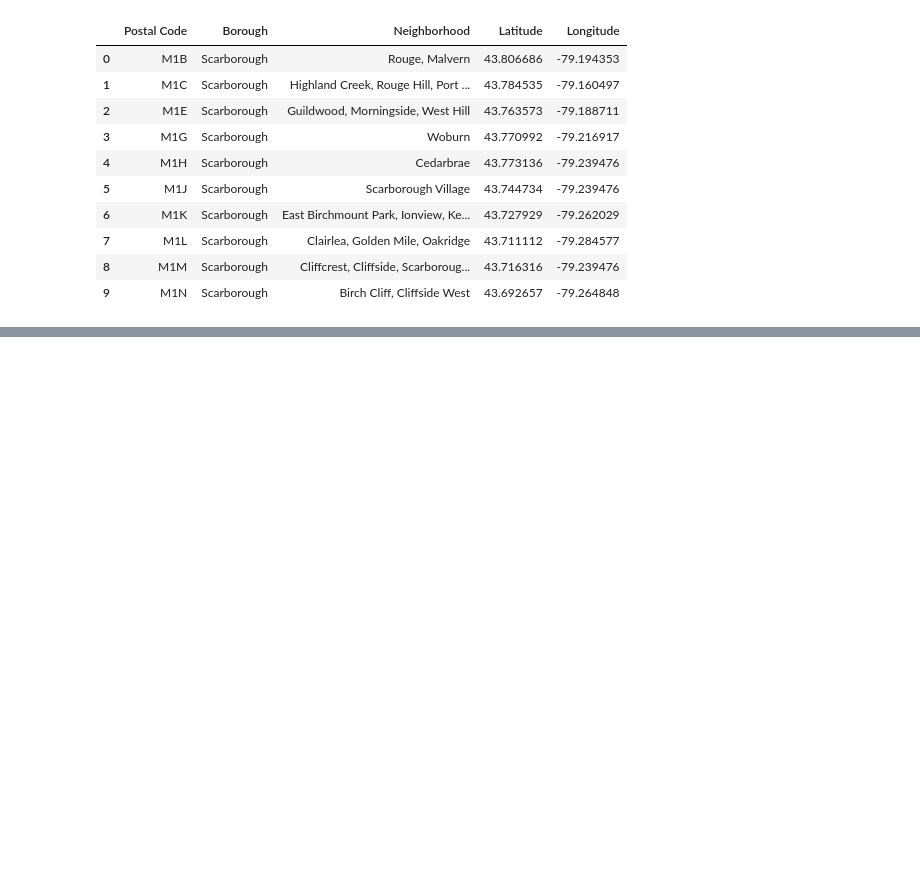
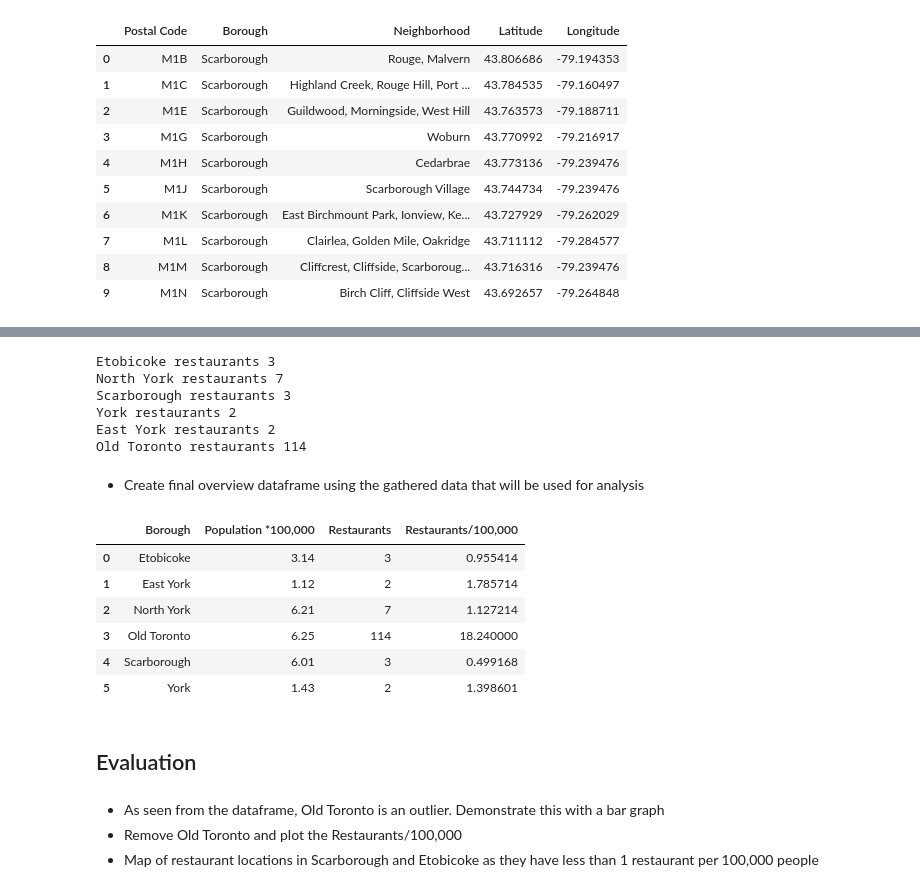
Before and after one commit to DrGrowlithe/capstone-project, a Jupyter notebook: Capstone Project.ipynb, the cells around one changed output, grey strips where cells are left out. Cells and saved outputs as stored; diff of their text form; code cells hidden in the pictures; blank space fills up the shorter version.

```diff
--- a/Capstone Project.ipynb
+++ b/Capstone Project.ipynb
@@ -123 +340,41 @@ tor_data.head(10)
+# %%
+print('Etobicoke restaurants', eto_rest['Venue'].count())
+print('North York restaurants', n_york_rest['Venue'].count())
+print('Scarborough restaurants', scar_rest['Venue'].count())
+print('York restaurants', york_rest['Venue'].count())
+print('East York restaurants', e_york_rest['Venue'].count())
+print('Old Toronto restaurants', o_tor_rest['Venue'].count())
+# %% [output]
+Etobicoke restaurants 3
+North York restaurants 7
+Scarborough restaurants 3
+York restaurants 2
+East York restaurants 2
+Old Toronto restaurants 114
+# %% [markdown]
+ - Create final overview dataframe using the gathered data that will be used for analysis
+# %%
+restaurants = [['Etobicoke', 3], ['North York', 7], ['Scarborough', 3], ['York', 2], ['East York', 2], ['Old Toronto', 114]]
+df_res = pd.DataFrame(restaurants, columns = ['Borough', 'Mexican Restaurants'])
+overview = pd.merge(df_pop2, df_res, on = 'Borough', how = 'inner')
+overview['Population'] = overview['Population'] / 100000
+overview['Population'] = overview['Population'].round(2)
+overview.columns = ['Borough', 'Population *100,000', 'Restaurants']
+overview.insert(3, 'Restaurants/100,000', [1, 1, 1, 1, 1, 1])
+overview['Restaurants/100,000'] = overview['Restaurants'] / overview['Population *100,000']
+overview
+# %% [output]
+|  | Borough | Population *100,000 | Restaurants | Restaurants/100,000 |
+| 0 | Etobicoke | 3.14 | 3 | 0.955414 |
+| 1 | East York | 1.12 | 2 | 1.785714 |
+| 2 | North York | 6.21 | 7 | 1.127214 |
+| 3 | Old Toronto | 6.25 | 114 | 18.240000 |
+| 4 | Scarborough | 6.01 | 3 | 0.499168 |
+| 5 | York | 1.43 | 2 | 1.398601 |
+# %% [markdown]
+## Evaluation
+# %% [markdown]
+ - As seen from the dataframe, Old Toronto is an outlier. Demonstrate this with a bar graph
+ - Remove Old Toronto and plot the Restaurants/100,000
+ - Map of restaurant locations in Scarborough and Etobicoke as they have less than 1 restaurant per 100,000 people
 # %%
```
Also changed, not shown: parts of 45 cells of this notebook.
